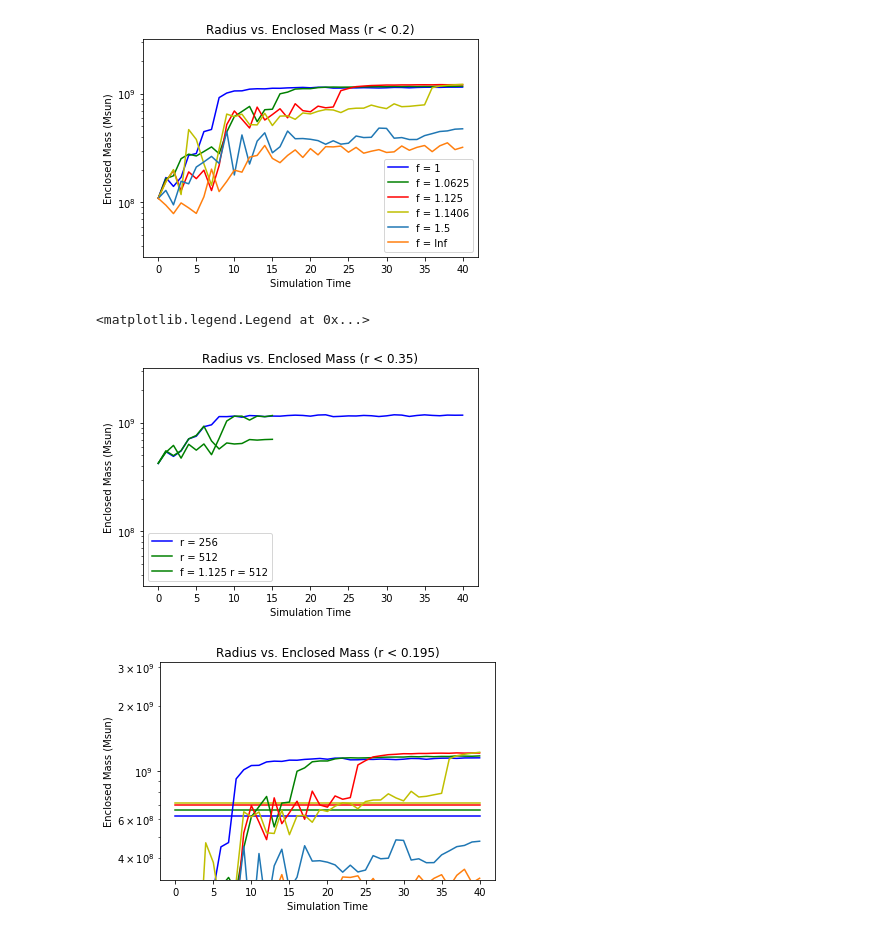
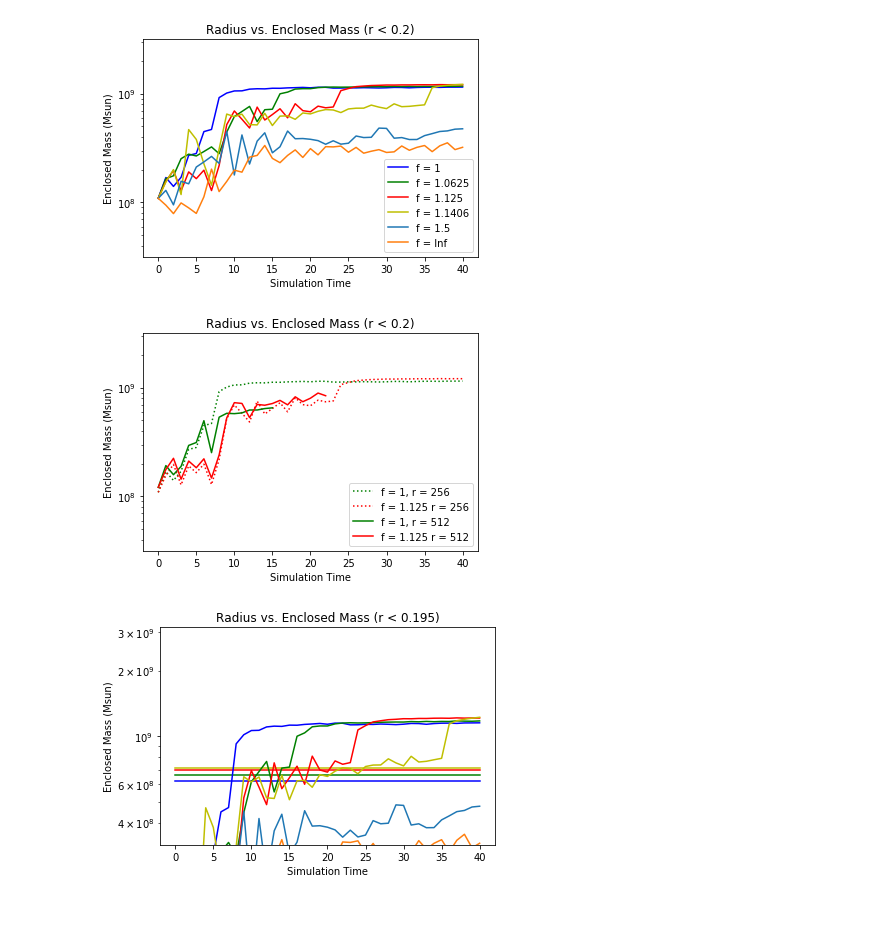
Before and after one commit to mnotis/FDM2020, a Jupyter notebook: Enclosed Mass 2.0.ipynb, the cells around one changed output. Saved outputs shown, nothing was run; the diff lists cells and outputs as text; code cells hidden in the pictures.

```diff
--- a/Enclosed Mass 2.0.ipynb
+++ b/Enclosed Mass 2.0.ipynb
@@ -514,27 +516,30 @@ plt.savefig('/mnt/c/Users/Noah Notis/Dropbox/USRP2020_Noah/src/FDM2020/massr256p
 # %%
 #testing resolution differences
 path1 = '/mnt/c/Users/Noah Notis/Dropbox/USRP2020_Noah/src/FDM2020/rad_files/f1L20T4n400r256'
+path1125 = '/mnt/c/Users/Noah Notis/Dropbox/USRP2020_Noah/src/FDM2020/rad_files/f1.125L20T4n40r256'
 path1512 = '/mnt/c/Users/Noah Notis/Dropbox/USRP2020_Noah/src/FDM2020/rad_files/f1L20T4n40r512'
 path1125512 = '/mnt/c/Users/Noah Notis/Dropbox/USRP2020_Noah/src/FDM2020/rad_files/f1.125L20T4n40r512'
 
-r_lim = 0.35
+r_lim = 0.2
 data1 = enclosed_mass_pixel_from_folder(path1, 256, r_lim, 40, 400)
+data1125 = enclosed_mass_pixel_from_folder(path1125, 256, r_lim, 40, 40)
 data1512 = enclosed_mass_pixel_from_folder(path1512, 512, r_lim, 15, 40)
-data1125512 = enclosed_mass_pixel_from_folder(path1125512, 512, r_lim, 15, 40)
+data1125512 = enclosed_mass_pixel_from_folder(path1125512, 512, r_lim, 22, 40)
 
-plt.plot(data1[0], data1[1], 'b')
+plt.plot(data1[0], data1[1], 'g:')
+plt.plot(data1125[0], data1125[1], 'r:')
 plt.plot(data1512[0], data1512[1], 'g')
-plt.plot(data1125512[0], data1125512[1], 'g')
+plt.plot(data1125512[0], data1125512[1], 'r')
 
 plt.yscale('log')
 plt.ylim(10**(7.5), 10**(9.5))
 plt.xlabel('Simulation Time')
 plt.ylabel('Enclosed Mass (Msun)')
 plt.title('Radius vs. Enclosed Mass (r < ' + str(r_lim) + ')')
-plt.legend(['r = 256', 'r = 512', 'f = 1.125 r = 512'])
+plt.legend(['f = 1, r = 256', 'f = 1.125 r = 256', 'f = 1, r = 512', 'f = 1.125 r = 512'])
+plt.savefig('/mnt/c/Users/Noah Notis/Dropbox/USRP2020_Noah/src/FDM2020/enclosed_mass_res_test_r2.png', dpi = 250)
 # %% [output]
-<matplotlib.legend.Legend at 0x...>
-[figure, old version]
+[figure, new version]
 # %%
 #Critical Mass Analytic
 
```
Also changed, not shown: parts of 1 cell of this notebook, 1 other file.
